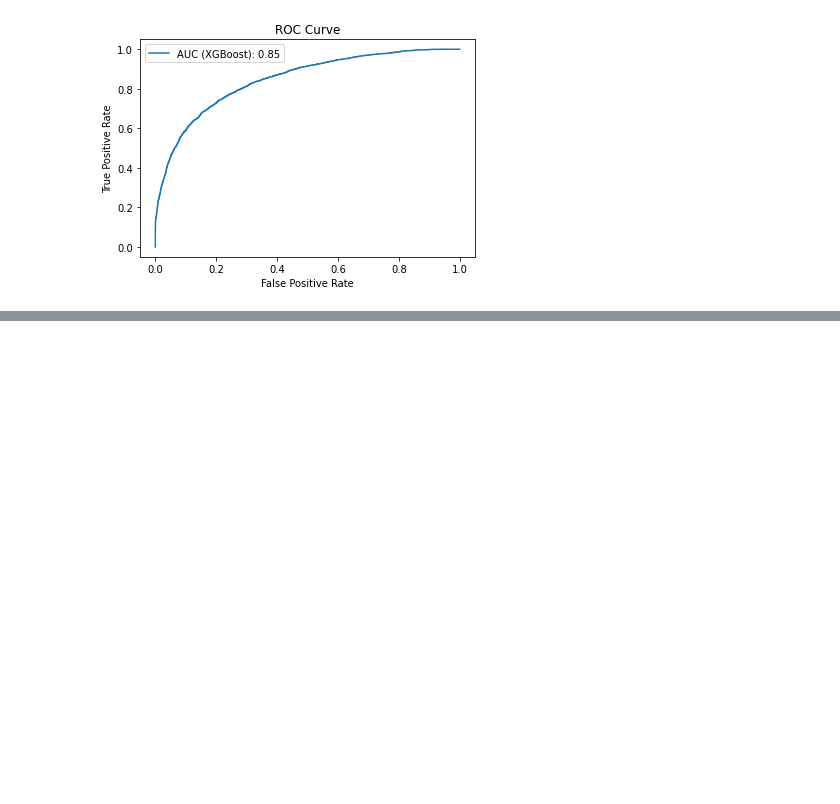
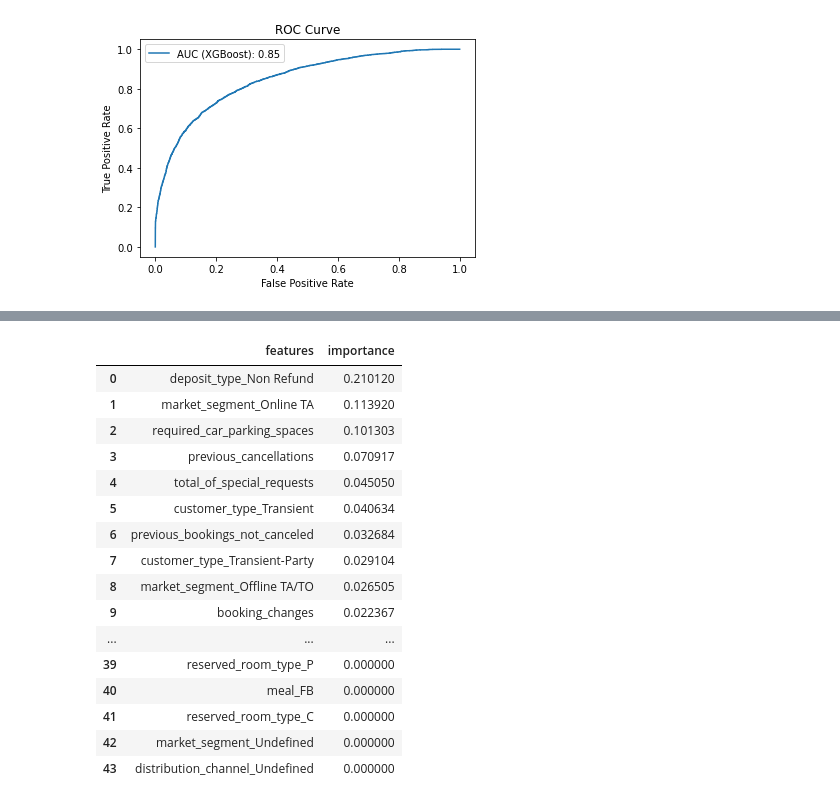
Before and after one commit to dooinn/hotel_cancellation_prediction, a Jupyter notebook: working_note1_machine_learning.ipynb, the cells around one changed output, grey strips where cells are left out. Saved outputs shown, nothing was run; the diff lists cells and outputs as text; code cells hidden in the pictures; blank space fills up the shorter version.

```diff
--- a/working_note1_machine_learning.ipynb
+++ b/working_note1_machine_learning.ipynb
@@ -980,0 +1041,32 @@ Test Confusion Matrix:
+# %%
+feature_importances = best_xgboost_model.feature_importances_
+
+# Sort the feature importances in descending order and get the indices
+sorted_indices = np.argsort(feature_importances)[::-1]
+
+# Create a DataFrame
+feature_importance_df = pd.DataFrame({
+    'features': X.columns[sorted_indices],
+    'importance': feature_importances[sorted_indices]
+})
+
+# Display the DataFrame
+feature_importance_df
+# %% [output]
+|  | features | importance |
+| 0 | deposit_type_Non Refund | 0.210120 |
+| 1 | market_segment_Online TA | 0.113920 |
+| 2 | required_car_parking_spaces | 0.101303 |
+| 3 | previous_cancellations | 0.070917 |
+| 4 | total_of_special_requests | 0.045050 |
+| 5 | customer_type_Transient | 0.040634 |
+| 6 | previous_bookings_not_canceled | 0.032684 |
+| 7 | customer_type_Transient-Party | 0.029104 |
+| 8 | market_segment_Offline TA/TO | 0.026505 |
+| 9 | booking_changes | 0.022367 |
+| ... | ... | ... |
+| 39 | reserved_room_type_P | 0.000000 |
+| 40 | meal_FB | 0.000000 |
+| 41 | reserved_room_type_C | 0.000000 |
+| 42 | market_segment_Undefined | 0.000000 |
+| 43 | distribution_channel_Undefined | 0.000000 |
```
Also changed, not shown: parts of 5 cells of this notebook, 13 other files.
